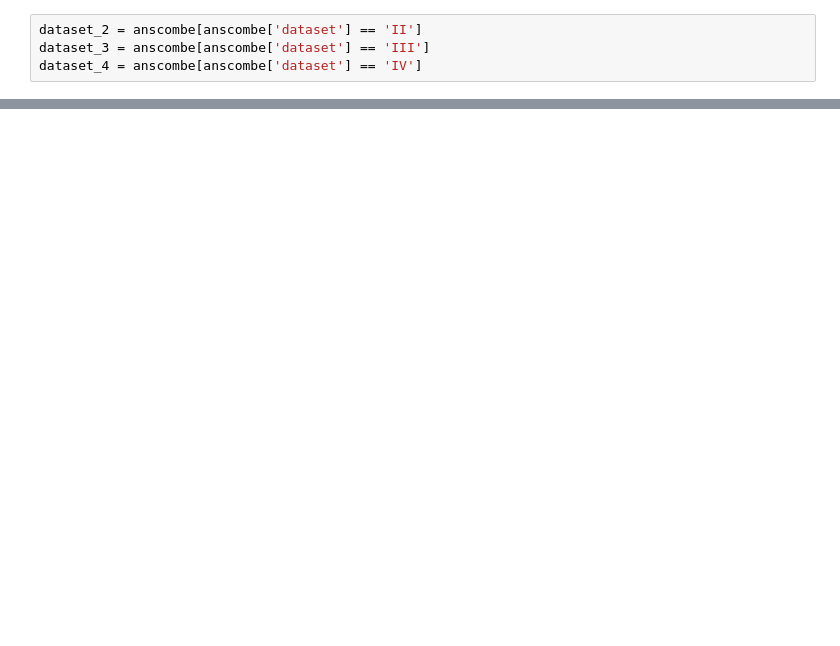
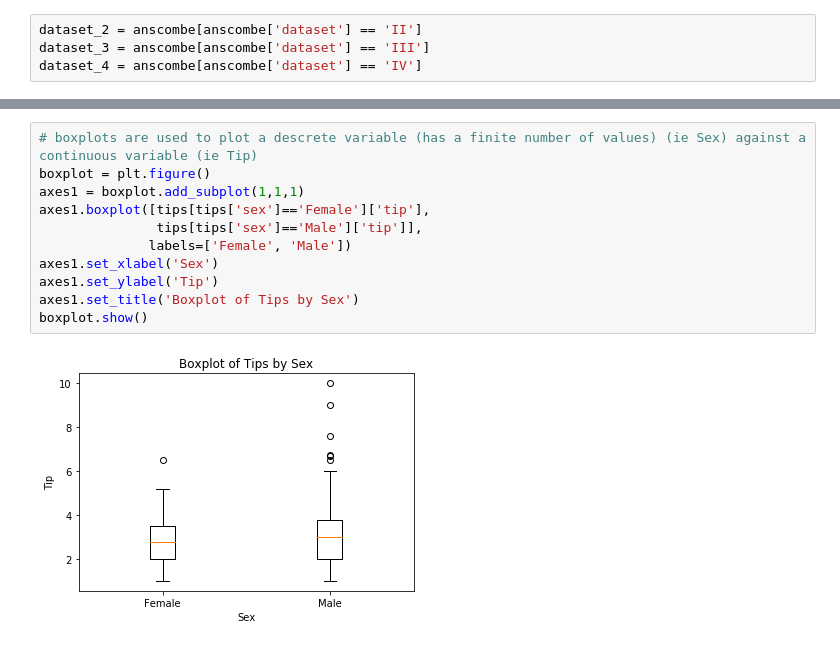
Before and after one commit to davetlewis-van/pandas_for_everyone, a Jupyter notebook: notebooks/Chapter 3.ipynb, the cells around one changed output, grey strips where cells are left out. Drawn from its saved outputs; the diff is of its cells as text; blank space fills up the shorter version.

```diff
--- a/notebooks/Chapter 3.ipynb
+++ b/notebooks/Chapter 3.ipynb
@@ -48,0 +137,13 @@ axes4.plot(dataset_4['x'], dataset_4['y'], 'o')
+# %%
+# boxplots are used to plot a descrete variable (has a finite number of values) (ie Sex) against a continuous variable (ie Tip)
+boxplot = plt.figure()
+axes1 = boxplot.add_subplot(1,1,1)
+axes1.boxplot([tips[tips['sex']=='Female']['tip'],
+               tips[tips['sex']=='Male']['tip']],
+              labels=['Female', 'Male'])
+axes1.set_xlabel('Sex')
+axes1.set_ylabel('Tip')
+axes1.set_title('Boxplot of Tips by Sex')
+boxplot.show()
+# %% [output]
+[figure, added]
```
Also changed, not shown: parts of 15 cells of this notebook, 2 other files.
